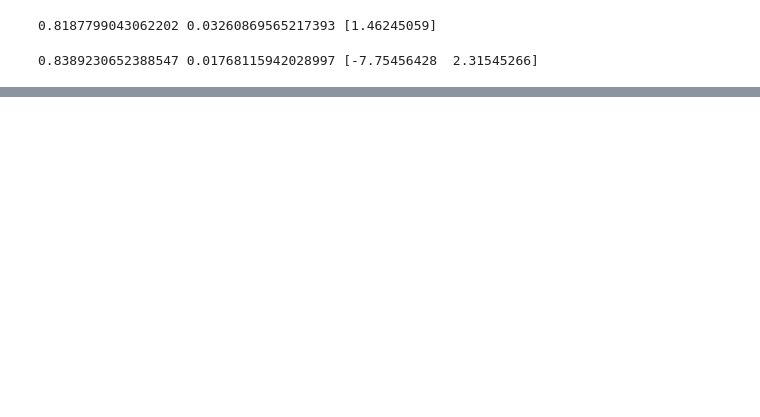
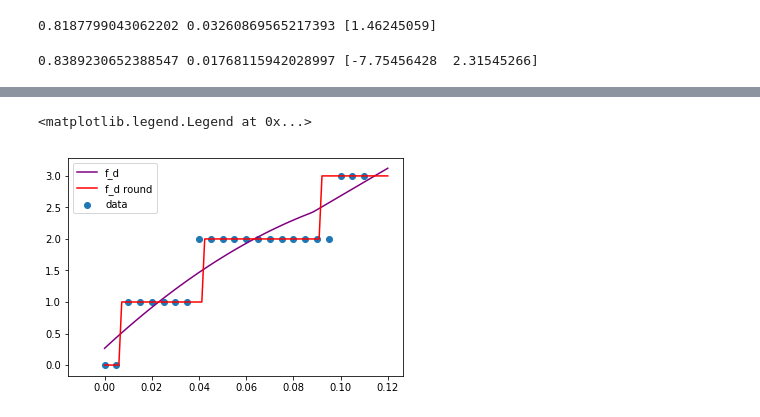
Before and after one commit to ryhoh/SmartVolumer, a Jupyter notebook: notebook.ipynb, the cells around one changed output, grey strips where cells are left out. Drawn from its saved outputs; the diff is of its cells as text; code cells hidden in the pictures; blank space fills up the shorter version.

```diff
--- a/notebook.ipynb
+++ b/notebook.ipynb
@@ -91,0 +102,14 @@ plt.legend()
+# %%
+def f_d(x):
+    if x <= 0.06:
+        return lr2.intercept_ + lr2.coef_[1] * x + lr2.coef_[0] * x * x
+    else:
+        return max(lr.intercept_ + lr.coef_[0] * x, lr2.intercept_ + lr2.coef_[1] * x + lr2.coef_[0] * x * x)
+
+plt.scatter(x, df["再生音量"], label="data")
+plt.plot(RNG, DIV_NUM * np.frompyfunc(f_d,1,1)(RNG), label="f_d", color="purple")
+plt.plot(RNG, np.round(DIV_NUM * np.frompyfunc(f_d,1,1)(RNG).astype(np.float32)), label="f_d round", color="red")
+plt.legend(loc='upper left')
+# %% [output]
+<matplotlib.legend.Legend at 0x...>
+[figure, added]
```
Also changed, not shown: parts of 11 cells of this notebook, 3 other files.
